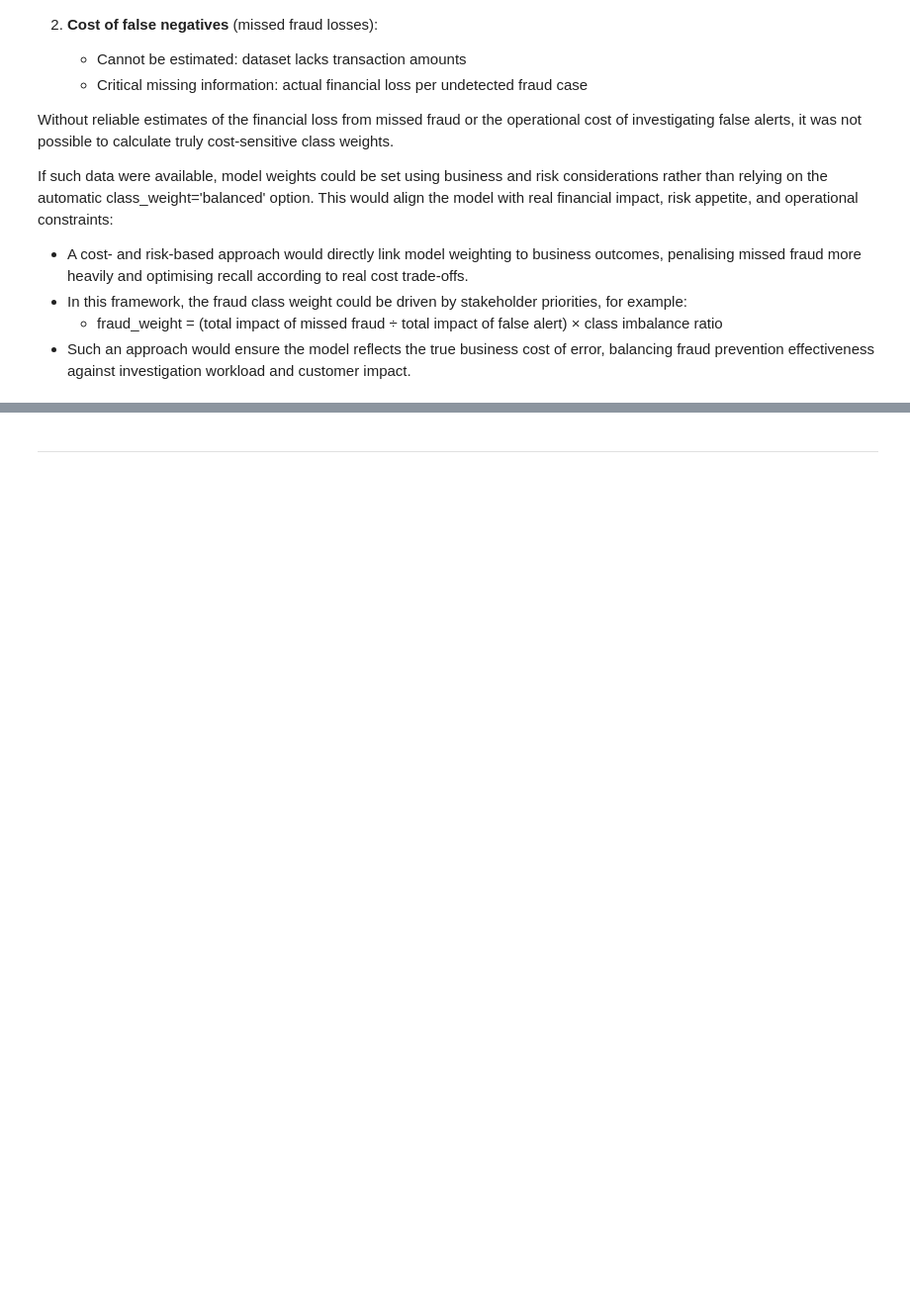
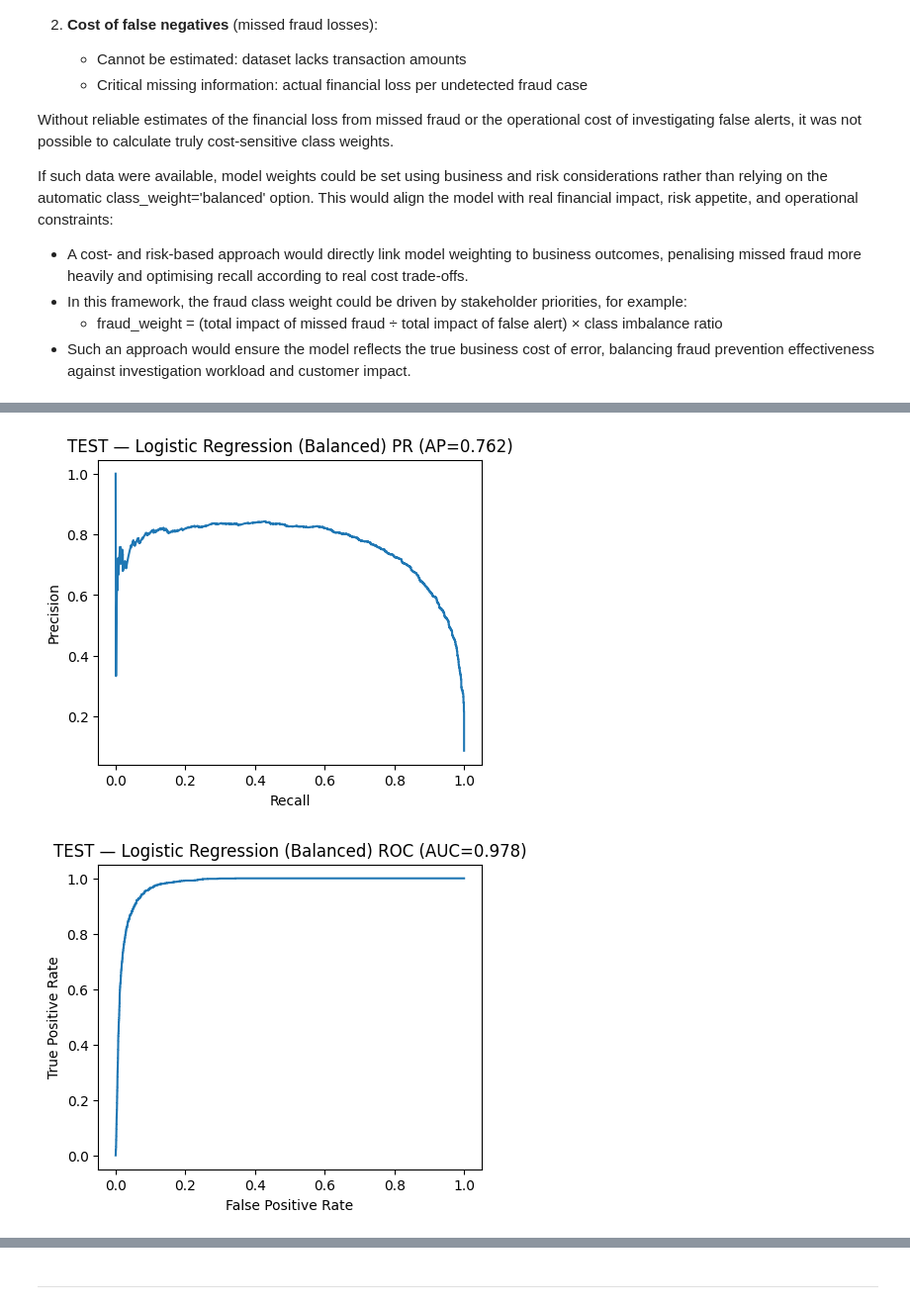
Before and after one commit to JayneLawley/Credit-Card-Fraud-Analysis, a Jupyter notebook: jupyter_notebooks/03_Modelling.ipynb, the cells around one changed output, grey strips where cells are left out. Shown at 99% size. Drawn from its saved outputs; the diff is of its cells as text; code cells hidden in the pictures; blank space fills up the shorter version.

```diff
--- a/jupyter_notebooks/03_Modelling.ipynb
+++ b/jupyter_notebooks/03_Modelling.ipynb
@@ -1182,0 +1638,78 @@ print("\n" + "=" * 90 + "\n")
+# %%
+# =============================================================================
+# Final Evaluation - Logistic Regression on Test Set
+# =============================================================================
+# Evaluate Logistic Regression on held-out test set to assess generalisation
+# Test set has been completely unseen during training and validation
+# Performance comparison to validation set reveals overfitting or stability
+# =============================================================================
+
+# ─────────────────────────────────────────────────────────────────────────────
+# Generate Predictions on Test Set
+# ─────────────────────────────────────────────────────────────────────────────
+
+y_test_balanced   = logit_balanced.predict_proba(X_test)[:, 1] # Get fraud probabilities on validation set
+
+# Use same trained model from Section 3 (no retraining)
+# Model has never seen test data - provides unbiased performance estimate
+# Ensure the balanced model is already trained
+
+try:
+    logit_balanced
+except NameError:
+    raise RuntimeError("logit_balanced is not defined. Run the Balanced class weights training cell first.")
+
+# If validation metrics aren't in memory get them from y_val_balanced
+try:
+    ap_balanced
+    roc_balanced
+except NameError:
+    try:
+        y_val_balanced
+    except NameError:
+        y_val_balanced = logit_balanced.predict_proba(X_val)[:, 1]
+    from sklearn.metrics import average_precision_score, roc_auc_score
+    ap_balanced  = average_precision_score(y_val, y_val_balanced)
+    roc_balanced = roc_auc_score(y_val, y_val_balanced)
+
+
+# ─────────────────────────────────────────────────────────────────────────────
+# Test Metrics
+# ─────────────────────────────────────────────────────────────────────────────
+ap_balanced_test  = average_precision_score(y_test, y_test_balanced)   # PR AUC (primary)
+roc_balanced_test = roc_auc_score(y_test, y_test_balanced)             # ROC AUC (secondary)
+# ─────────────────────────────────────────────────────────────────────────────
+# Visualisations: PR and ROC Curves
+# ─────────────────────────────────────────────────────────────────────────────
+prec_lr, rec_lr, th_lr = precision_recall_curve(y_test, y_test_balanced)
+plt.figure(figsize=(5,4))
+plt.plot(rec_lr, prec_lr)
+plt.xlabel("Recall")
+plt.ylabel("Precision")
+plt.title(f"TEST — Logistic Regression (Balanced) PR (AP={ap_balanced_test:.3f})")
+plt.show()
+
+fpr_lr, tpr_lr, _ = roc_curve(y_test, y_test_balanced)
+plt.figure(figsize=(5,4))
+plt.plot(fpr_lr, tpr_lr)
+plt.xlabel("False Positive Rate")
+plt.ylabel("True Positive Rate")
+plt.title(f"TEST — Logistic Regression (Balanced) ROC (AUC={roc_balanced_test:.3f})")
+plt.show()
+# ─────────────────────────────────────────────────────────────────────────────
+# Threshold Table
+# ─────────────────────────────────────────────────────────────────────────────
+# TBC#
+# ─────────────────────────────────────────────────────────────────────────────
+# Clean comparison print (numbers vs numbers)
+# ─────────────────────────────────────────────────────────────────────────────
+print(f"Test       PR AUC (AP): {ap_balanced_test:.3f}")
+print(f"Δ PR AUC (Test - Val) : {ap_balanced_test - ap_balanced:+.3f}")
+
+print(f"\nValidation ROC AUC    : {roc_balanced:.3f}")
+print(f"Test       ROC AUC    : {roc_balanced_test:.3f}")
+print(f"Δ ROC AUC (Test - Val): {roc_balanced_test - roc_balanced:+.3f}")
+print("=" * 90)
+# %% [output]
+[figure, added]
+[figure, added]
```
Also changed, not shown: parts of 19 cells of this notebook.
